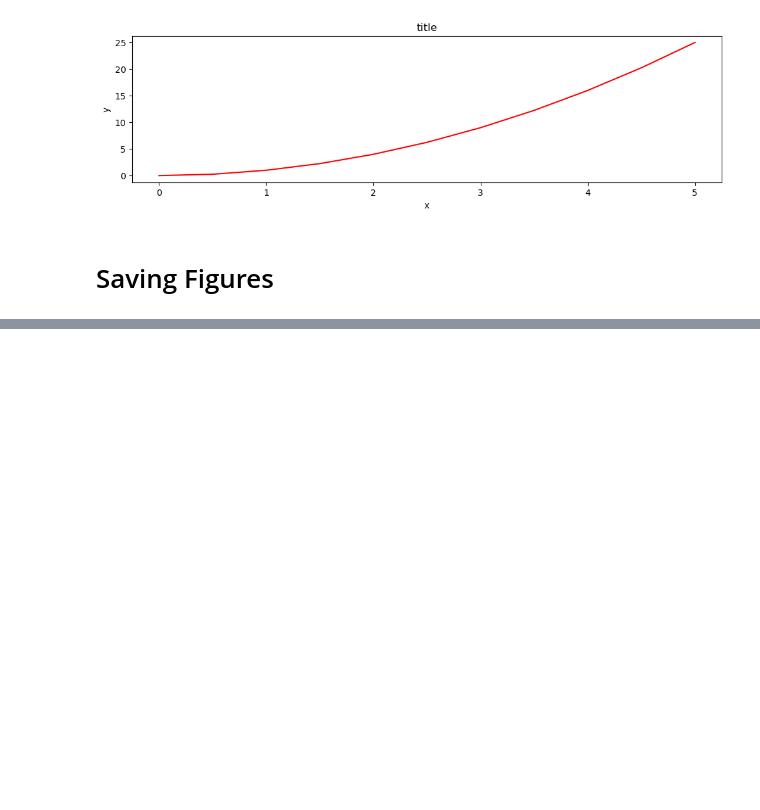
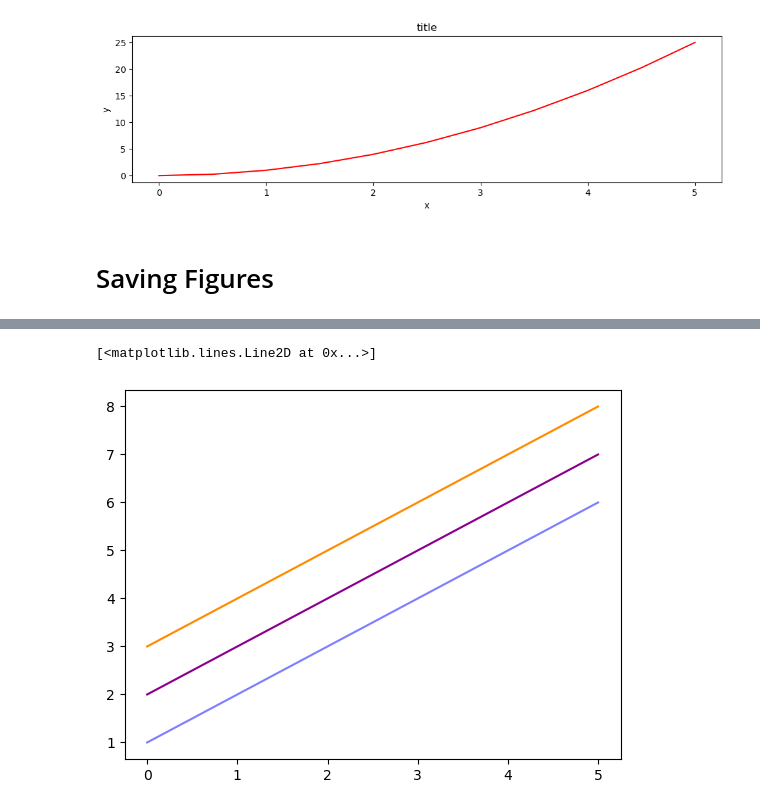
Before and after one commit to ridelsam/DataScience-ML, a Jupyter notebook: 03Matplotlib/matplotlib-concepts.ipynb, the cells around one changed output, grey strips where cells are left out. Cells and saved outputs as stored; diff of their text form; code cells hidden in the pictures; blank space fills up the shorter version.

```diff
--- a/03Matplotlib/matplotlib-concepts.ipynb
+++ b/03Matplotlib/matplotlib-concepts.ipynb
@@ -99,0 +128,9 @@ fig.savefig("filename.png", dpi=200)
+# %%
+fig, ax = plt.subplots()
+
+ax.plot(x, x+1, color="blue", alpha=0.5) # half-transparant
+ax.plot(x, x+2, color="#8B008B")        # RGB hex code
+ax.plot(x, x+3, color="#FF8C00")        # RGB hex code
+# %% [output]
+[<matplotlib.lines.Line2D at 0x...>]
+[figure, added]
```
Also changed, not shown: parts of 11 cells of this notebook.
